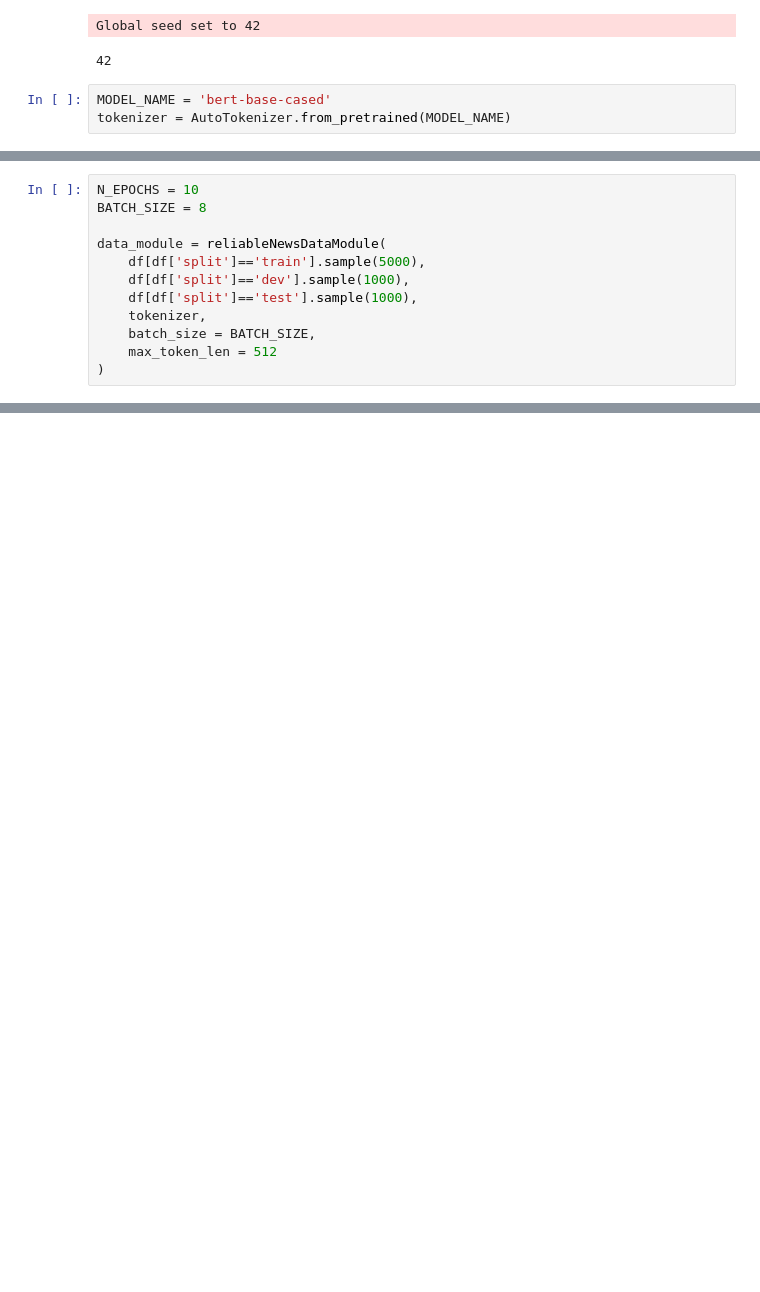
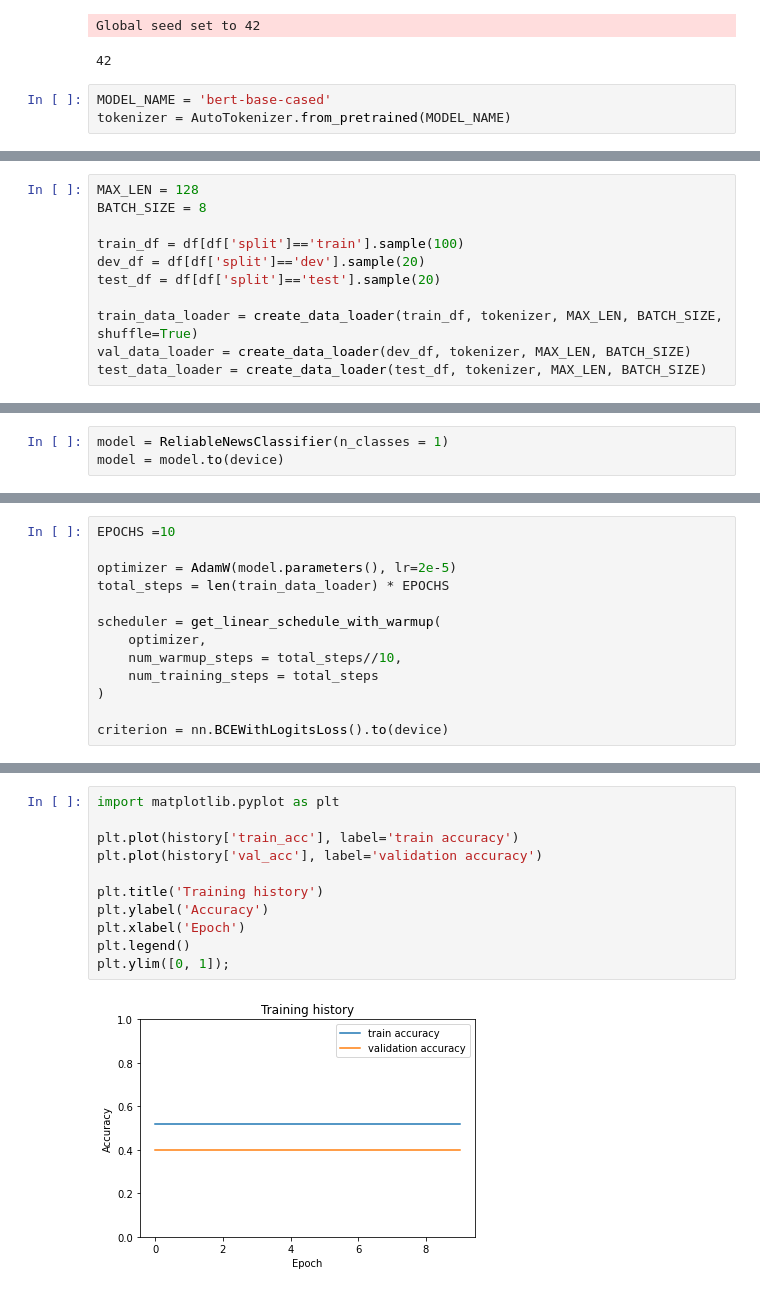
Before and after one commit to khizon/CS284_final_project, a Jupyter notebook: bert_title_benchmark.ipynb, the cells around one changed output, grey strips where cells are left out. Saved outputs shown, nothing was run; the diff lists cells and outputs as text; blank space fills up the shorter version.

Commit message:
bert_title_benchmark_working

```diff
--- a/bert_title_benchmark.ipynb
+++ b/bert_title_benchmark.ipynb
@@ -207,12 +199,11 @@ class reliableNewsDataModule(pl.LightningDataModule):
 # %%
-N_EPOCHS = 10
+MAX_LEN = 128
 BATCH_SIZE = 8
 
-data_module = reliableNewsDataModule(
-    df[df['split']=='train'].sample(5000),
-    df[df['split']=='dev'].sample(1000),
-    df[df['split']=='test'].sample(1000),
-    tokenizer,
-    batch_size = BATCH_SIZE,
-    max_token_len = 512
-)
+train_df = df[df['split']=='train'].sample(100)
+dev_df = df[df['split']=='dev'].sample(20)
+test_df = df[df['split']=='test'].sample(20)
+
+train_data_loader = create_data_loader(train_df, tokenizer, MAX_LEN, BATCH_SIZE, shuffle=True)
+val_data_loader = create_data_loader(dev_df, tokenizer, MAX_LEN, BATCH_SIZE)
+test_data_loader = create_data_loader(test_df, tokenizer, MAX_LEN, BATCH_SIZE)
@@ -345,0 +210,3 @@ Global seed set to 42
+# %%
+model = ReliableNewsClassifier(n_classes = 1)
+model = model.to(device)
@@ -345,0 +217,13 @@ Global seed set to 42
+# %%
+EPOCHS =10
+
+optimizer = AdamW(model.parameters(), lr=2e-5)
+total_steps = len(train_data_loader) * EPOCHS
+
+scheduler = get_linear_schedule_with_warmup(
+    optimizer,
+    num_warmup_steps = total_steps//10,
+    num_training_steps = total_steps
+)
+
+criterion = nn.BCEWithLogitsLoss().to(device)
@@ -345,0 +348,13 @@ Global seed set to 42
+# %%
+import matplotlib.pyplot as plt
+
+plt.plot(history['train_acc'], label='train accuracy')
+plt.plot(history['val_acc'], label='validation accuracy')
+
+plt.title('Training history')
+plt.ylabel('Accuracy')
+plt.xlabel('Epoch')
+plt.legend()
+plt.ylim([0, 1]);
+# %% [output]
+[figure, added]
```
Also changed, not shown: parts of 27 cells of this notebook.
